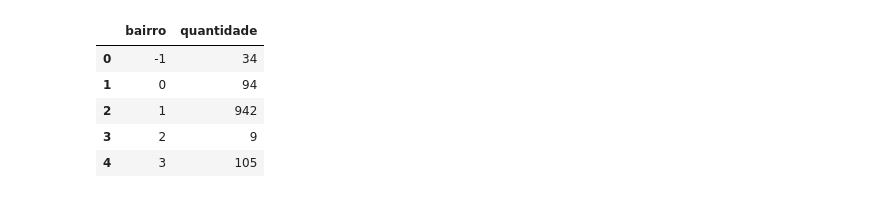
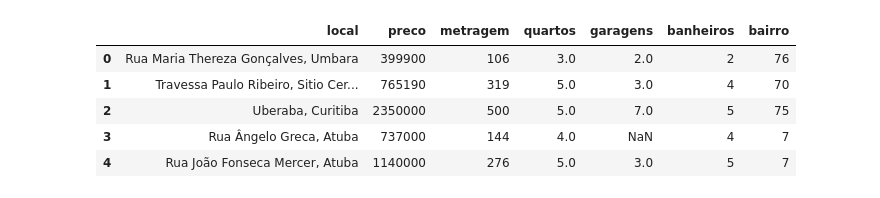
Before and after one commit to ednakatani/buscar_imoveis, a Jupyter notebook: plot.ipynb, the cells around one changed output. Cells and saved outputs as stored; diff of their text form; code cells hidden in the pictures.

```diff
--- a/plot.ipynb
+++ b/plot.ipynb
@@ -3,10 +6,10 @@ import pandas as pd
 # %%
-df = pd.read_csv('distribuicao_imoveis.csv', sep=';')
+df = pd.read_csv('imoveis_zap.csv', sep=',')
 df.head()
 # %% [output]
-|  | bairro | quantidade |
-| 0 | -1 | 34 |
-| 1 | 0 | 94 |
-| 2 | 1 | 942 |
-| 3 | 2 | 9 |
-| 4 | 3 | 105 |
+|  | local | preco | metragem | quartos | garagens | banheiros | bairro |
+| 0 | Rua Maria Thereza Gonçalves, Umbara | 399900 | 106 | 3.0 | 2.0 | 2 | 76 |
+| 1 | Travessa Paulo Ribeiro, Sitio Cer... | 765190 | 319 | 5.0 | 3.0 | 4 | 70 |
+| 2 | Uberaba, Curitiba | 2350000 | 500 | 5.0 | 7.0 | 5 | 75 |
+| 3 | Rua Ângelo Greca, Atuba | 737000 | 144 | 4.0 | NaN | 4 | 7 |
+| 4 | Rua João Fonseca Mercer, Atuba | 1140000 | 276 | 5.0 | 3.0 | 5 | 7 |
```
Also changed, not shown: parts of 6 cells of this notebook, 5 other files.
